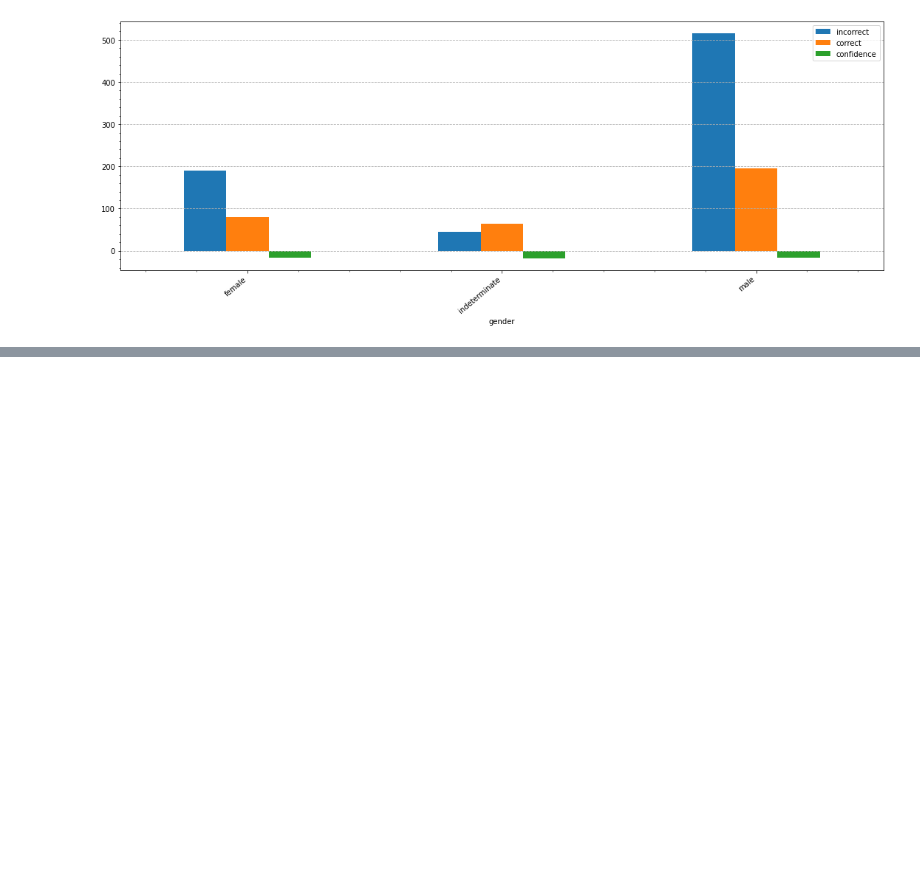
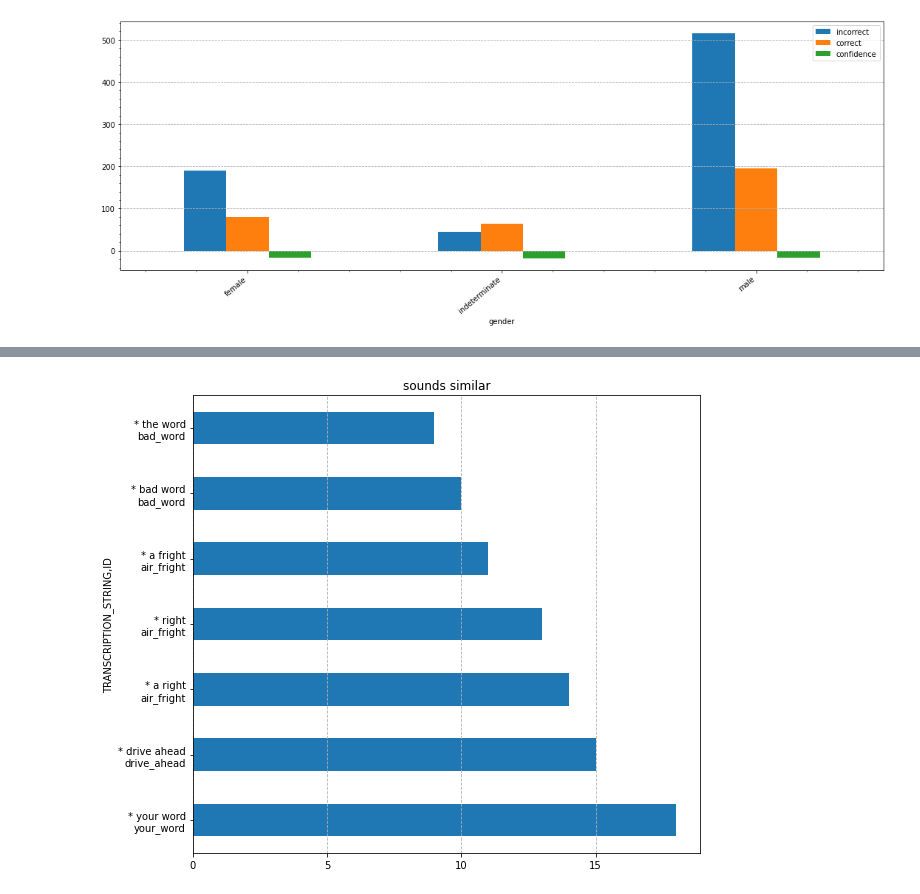
Before and after one commit to BlkPingu/VoiceControl, a Jupyter notebook: analysis/process_results.ipynb, the cells around one changed output, grey strips where cells are left out. Cells and saved outputs as stored; diff of their text form; code cells hidden in the pictures; blank space fills up the shorter version.

```diff
--- a/analysis/process_results.ipynb
+++ b/analysis/process_results.ipynb
@@ -231,0 +304,5 @@ save_fig(fig, './figs/res_gender.png')
+# %%
+for index, row in idea_df.iterrows():
+    plot_idea_two(row)
+# %% [output]
+[figure, added]
```
Also changed, not shown: parts of 11 cells of this notebook.
